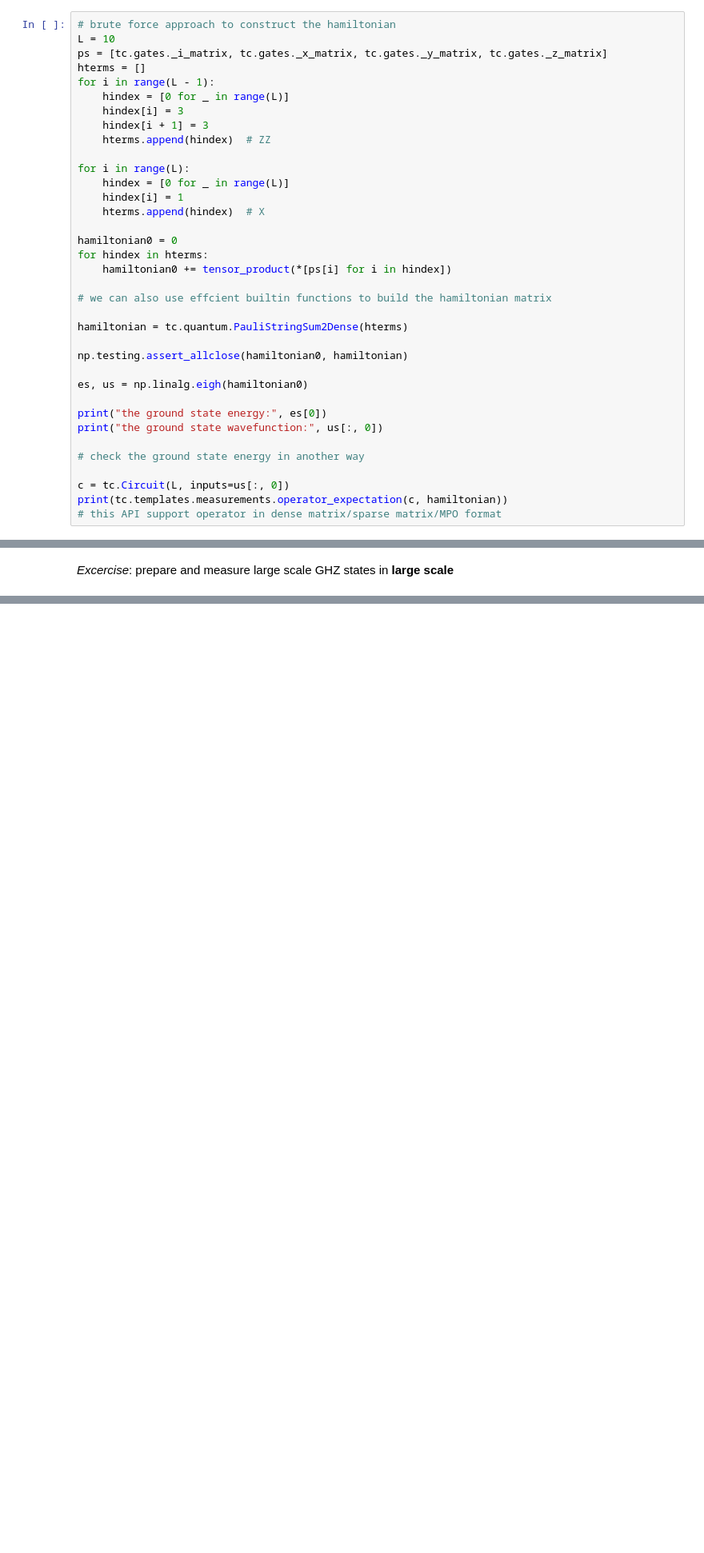
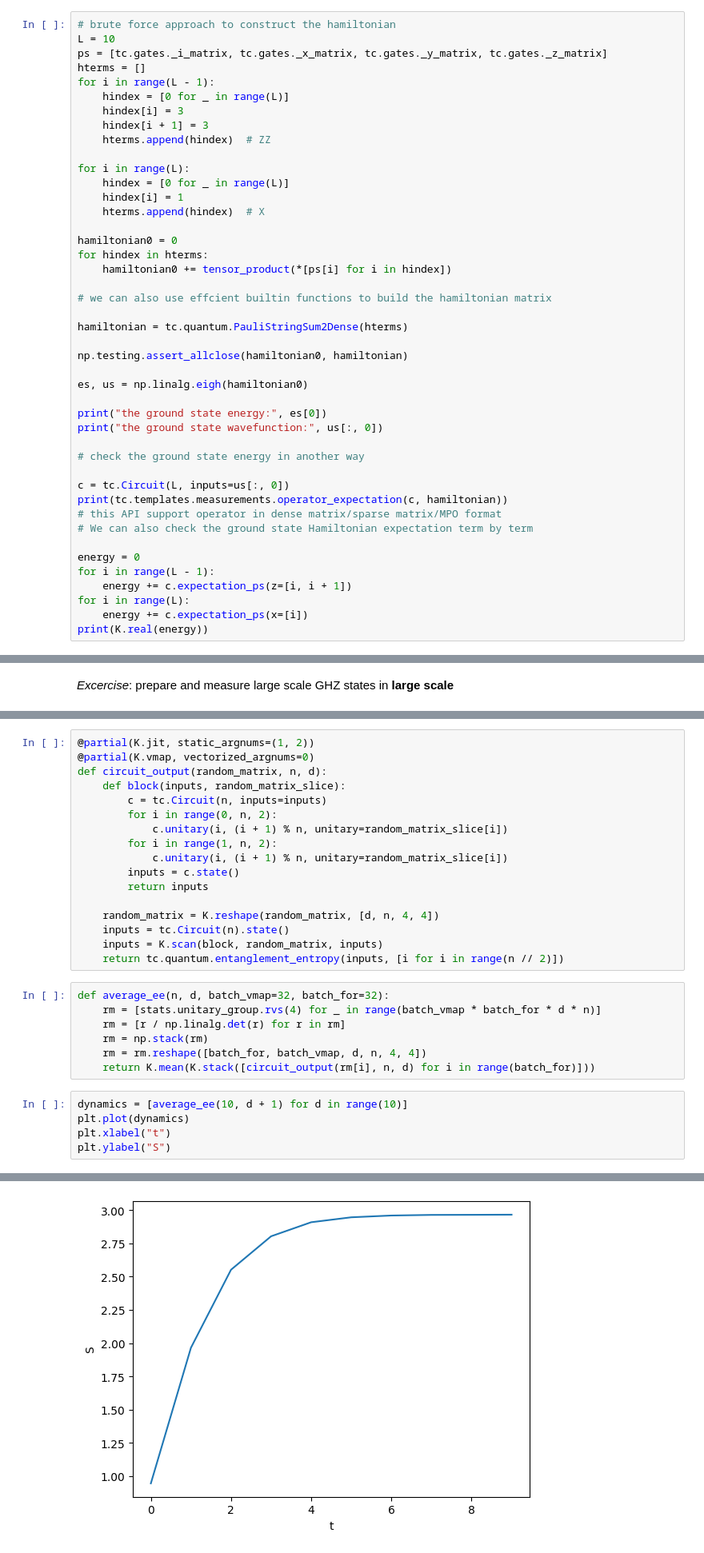
Before and after one commit to sxzgroup/qc_lecture, a Jupyter notebook: lectures/0_qc_ingredients.ipynb, the cells around one changed output, grey strips where cells are left out. Shown: that part at 80% size. Drawn from its saved outputs; the diff is of its cells as text; blank space fills up the shorter version.

```diff
--- a/lectures/0_qc_ingredients.ipynb
+++ b/lectures/0_qc_ingredients.ipynb
@@ -370,6 +379,14 @@ print("the ground state wavefunction:", us[:, 0])
 c = tc.Circuit(L, inputs=us[:, 0])
 print(tc.templates.measurements.operator_expectation(c, hamiltonian))
 # this API support operator in dense matrix/sparse matrix/MPO format
+# We can also check the ground state Hamiltonian expectation term by term
+
+energy = 0
+for i in range(L - 1):
+    energy += c.expectation_ps(z=[i, i + 1])
+for i in range(L):
+    energy += c.expectation_ps(x=[i])
+print(K.real(energy))
 # %% [output]
 the ground state energy: -12.381489999654757
 the ground state wavefunction: [ 0.00250579 -0.00377284 -0.00607629 ... -0.00607629 -0.00377284
@@ -443,0 +489,30 @@ c.sample(batch=1024, format="count_dict_bin")
+# %%
+@partial(K.jit, static_argnums=(1, 2))
+@partial(K.vmap, vectorized_argnums=0)
+def circuit_output(random_matrix, n, d):
+    def block(inputs, random_matrix_slice):
+        c = tc.Circuit(n, inputs=inputs)
+        for i in range(0, n, 2):
+            c.unitary(i, (i + 1) % n, unitary=random_matrix_slice[i])
+        for i in range(1, n, 2):
+            c.unitary(i, (i + 1) % n, unitary=random_matrix_slice[i])
+        inputs = c.state()
+        return inputs
+
+    random_matrix = K.reshape(random_matrix, [d, n, 4, 4])
+    inputs = tc.Circuit(n).state()
+    inputs = K.scan(block, random_matrix, inputs)
+    return tc.quantum.entanglement_entropy(inputs, [i for i in range(n // 2)])
+# %%
+def average_ee(n, d, batch_vmap=32, batch_for=32):
+    rm = [stats.unitary_group.rvs(4) for _ in range(batch_vmap * batch_for * d * n)]
+    rm = [r / np.linalg.det(r) for r in rm]
+    rm = np.stack(rm)
+    rm = rm.reshape([batch_for, batch_vmap, d, n, 4, 4])
+    return K.mean(K.stack([circuit_output(rm[i], n, d) for i in range(batch_for)]))
+# %%
+dynamics = [average_ee(10, d + 1) for d in range(10)]
+plt.plot(dynamics)
+plt.xlabel("t")
+plt.ylabel("S")
+# %% [output]
@@ -443,0 +520 @@ c.sample(batch=1024, format="count_dict_bin")
+[figure, added]
```
Also changed, not shown: parts of 10 cells of this notebook, 2 other files.
